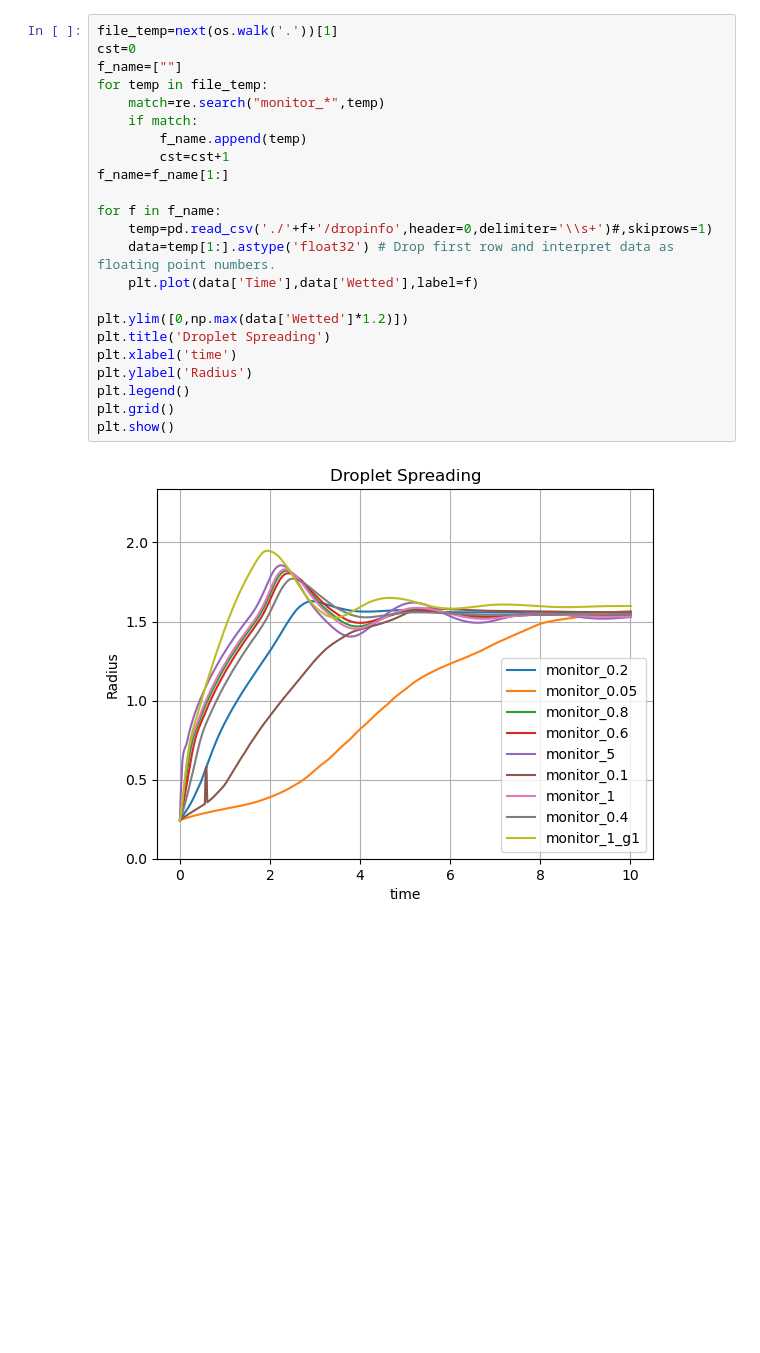
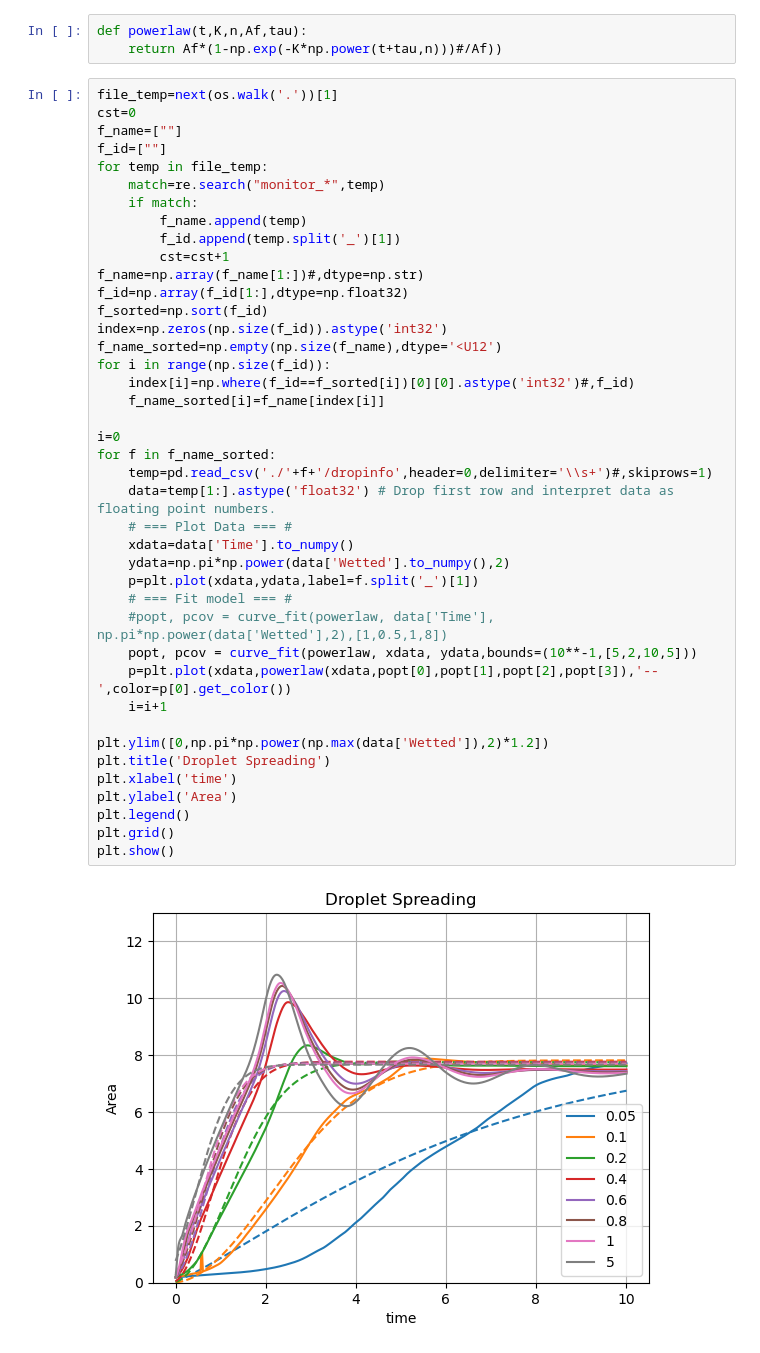
Before and after one commit to pmt58/Droplet_NGA2, a Jupyter notebook: data_analysis.ipynb, the cells around one changed output. Cells and saved outputs as stored; diff of their text form; blank space fills up the shorter version.

Commit message:
power law fit

```diff
--- a/data_analysis.ipynb
+++ b/data_analysis.ipynb
@@ -6,27 +7,48 @@ import scipy.optimize as opt
 import os
 import re
+# %%
+def powerlaw(t,K,n,Af,tau):
+    return Af*(1-np.exp(-K*np.power(t+tau,n)))#/Af))
 # %%
 file_temp=next(os.walk('.'))[1]
 cst=0
 f_name=[""]
+f_id=[""]
 for temp in file_temp:
     match=re.search("monitor_*",temp)
     if match:
         f_name.append(temp)
+        f_id.append(temp.split('_')[1])
         cst=cst+1
-f_name=f_name[1:]
+f_name=np.array(f_name[1:])#,dtype=np.str)
+f_id=np.array(f_id[1:],dtype=np.float32)
+f_sorted=np.sort(f_id)
+index=np.zeros(np.size(f_id)).astype('int32')
+f_name_sorted=np.empty(np.size(f_name),dtype='<U12')
+for i in range(np.size(f_id)):
+    index[i]=np.where(f_id==f_sorted[i])[0][0].astype('int32')#,f_id)
+    f_name_sorted[i]=f_name[index[i]]
 
-for f in f_name:
+i=0
+for f in f_name_sorted:
     temp=pd.read_csv('./'+f+'/dropinfo',header=0,delimiter='\\s+')#,skiprows=1)
     data=temp[1:].astype('float32') # Drop first row and interpret data as floating point numbers.
-    plt.plot(data['Time'],data['Wetted'],label=f)
+    # === Plot Data === #
+    xdata=data['Time'].to_numpy()
+    ydata=np.pi*np.power(data['Wetted'].to_numpy(),2)
+    p=plt.plot(xdata,ydata,label=f.split('_')[1])
+    # === Fit model === #
+    #popt, pcov = curve_fit(powerlaw, data['Time'], np.pi*np.power(data['Wetted'],2),[1,0.5,1,8])
+    popt, pcov = curve_fit(powerlaw, xdata, ydata,bounds=(10**-1,[5,2,10,5]))
+    p=plt.plot(xdata,powerlaw(xdata,popt[0],popt[1],popt[2],popt[3]),'--',color=p[0].get_color())
+    i=i+1
 
-plt.ylim([0,np.max(data['Wetted']*1.2)])
+plt.ylim([0,np.pi*np.power(np.max(data['Wetted']),2)*1.2])
 plt.title('Droplet Spreading')
 plt.xlabel('time')
-plt.ylabel('Radius')
+plt.ylabel('Area')
 plt.legend()
 plt.grid()
 plt.show()
 # %% [output]
-[figure, old version]
+[figure, new version]
```
Also changed, not shown: parts of 3 cells of this notebook, 3 other files.
